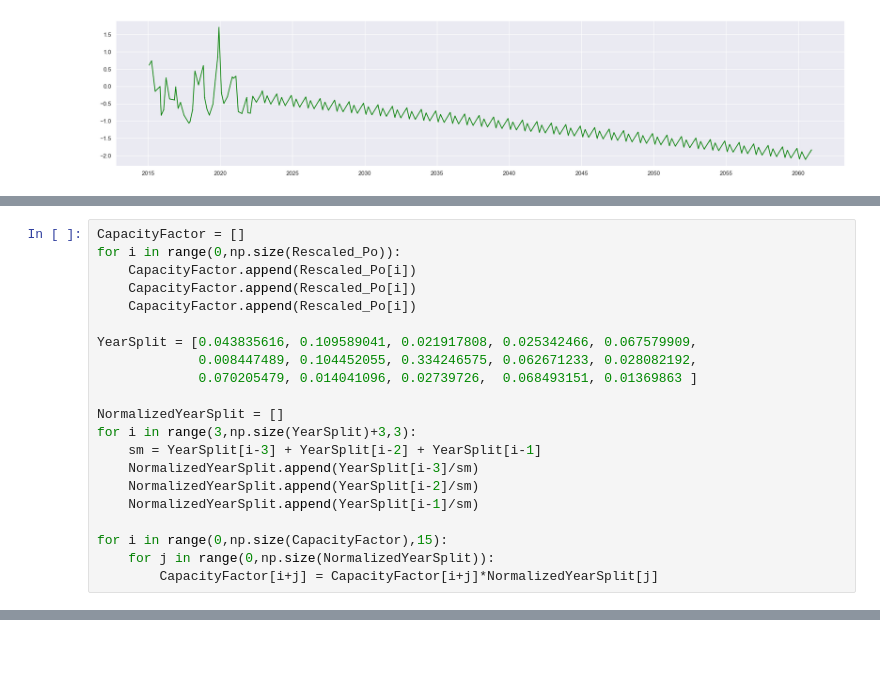
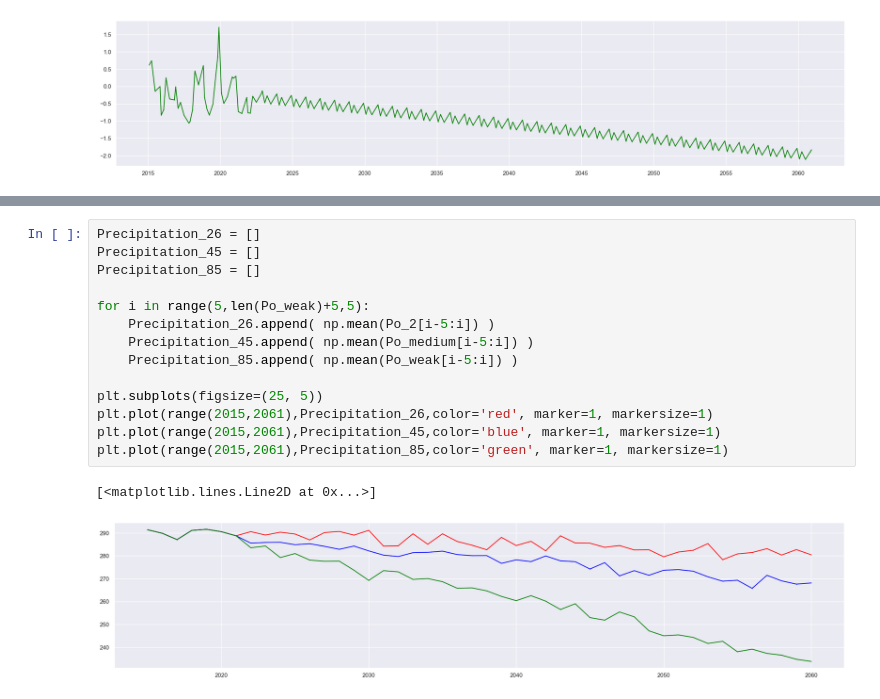
Before and after one commit to lorenzoferrara/climate-change, a Jupyter notebook: PrecipitationProjection.ipynb, the cells around one changed output, grey strips where cells are left out. Drawn from its saved outputs; the diff is of its cells as text; blank space fills up the shorter version.

Commit message:
PrecipitationProjection

```diff
--- a/PrecipitationProjection.ipynb
+++ b/PrecipitationProjection.ipynb
@@ -442,21 +393,0 @@ print( (np.array(Rescaled_Po)*Po[0])[40:45] )
-# %%
-CapacityFactor = []
-for i in range(0,np.size(Rescaled_Po)):
-    CapacityFactor.append(Rescaled_Po[i])
-    CapacityFactor.append(Rescaled_Po[i])
-    CapacityFactor.append(Rescaled_Po[i])
-
-YearSplit = [0.043835616, 0.109589041, 0.021917808, 0.025342466, 0.067579909,
-             0.008447489, 0.104452055, 0.334246575, 0.062671233, 0.028082192,
-             0.070205479, 0.014041096, 0.02739726,  0.068493151, 0.01369863 ]
-
-NormalizedYearSplit = []
-for i in range(3,np.size(YearSplit)+3,3):
-    sm = YearSplit[i-3] + YearSplit[i-2] + YearSplit[i-1]
-    NormalizedYearSplit.append(YearSplit[i-3]/sm)
-    NormalizedYearSplit.append(YearSplit[i-2]/sm)
-    NormalizedYearSplit.append(YearSplit[i-1]/sm)
-
-for i in range(0,np.size(CapacityFactor),15):
-    for j in range(0,np.size(NormalizedYearSplit)):
-        CapacityFactor[i+j] = CapacityFactor[i+j]*NormalizedYearSplit[j]
@@ -485,0 +394,17 @@ workbook.close()
+# %%
+Precipitation_26 = []
+Precipitation_45 = []
+Precipitation_85 = []
+
+for i in range(5,len(Po_weak)+5,5):
+    Precipitation_26.append( np.mean(Po_2[i-5:i]) )
+    Precipitation_45.append( np.mean(Po_medium[i-5:i]) )
+    Precipitation_85.append( np.mean(Po_weak[i-5:i]) )
+
+plt.subplots(figsize=(25, 5))
+plt.plot(range(2015,2061),Precipitation_26,color='red', marker=1, markersize=1)
+plt.plot(range(2015,2061),Precipitation_45,color='blue', marker=1, markersize=1)
+plt.plot(range(2015,2061),Precipitation_85,color='green', marker=1, markersize=1)
+# %% [output]
+[<matplotlib.lines.Line2D at 0x...>]
+[figure, added]
```
Also changed, not shown: parts of 5 cells of this notebook, 1 other file.
